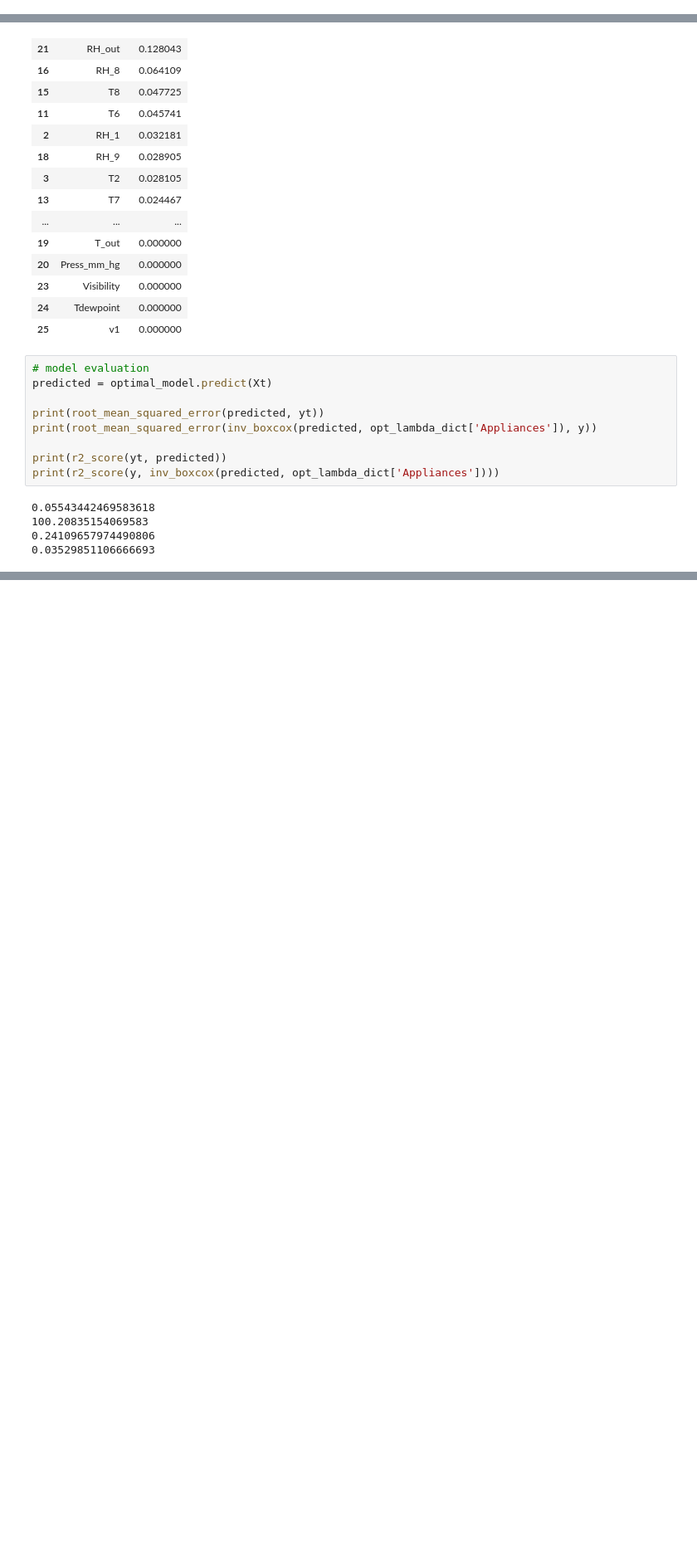
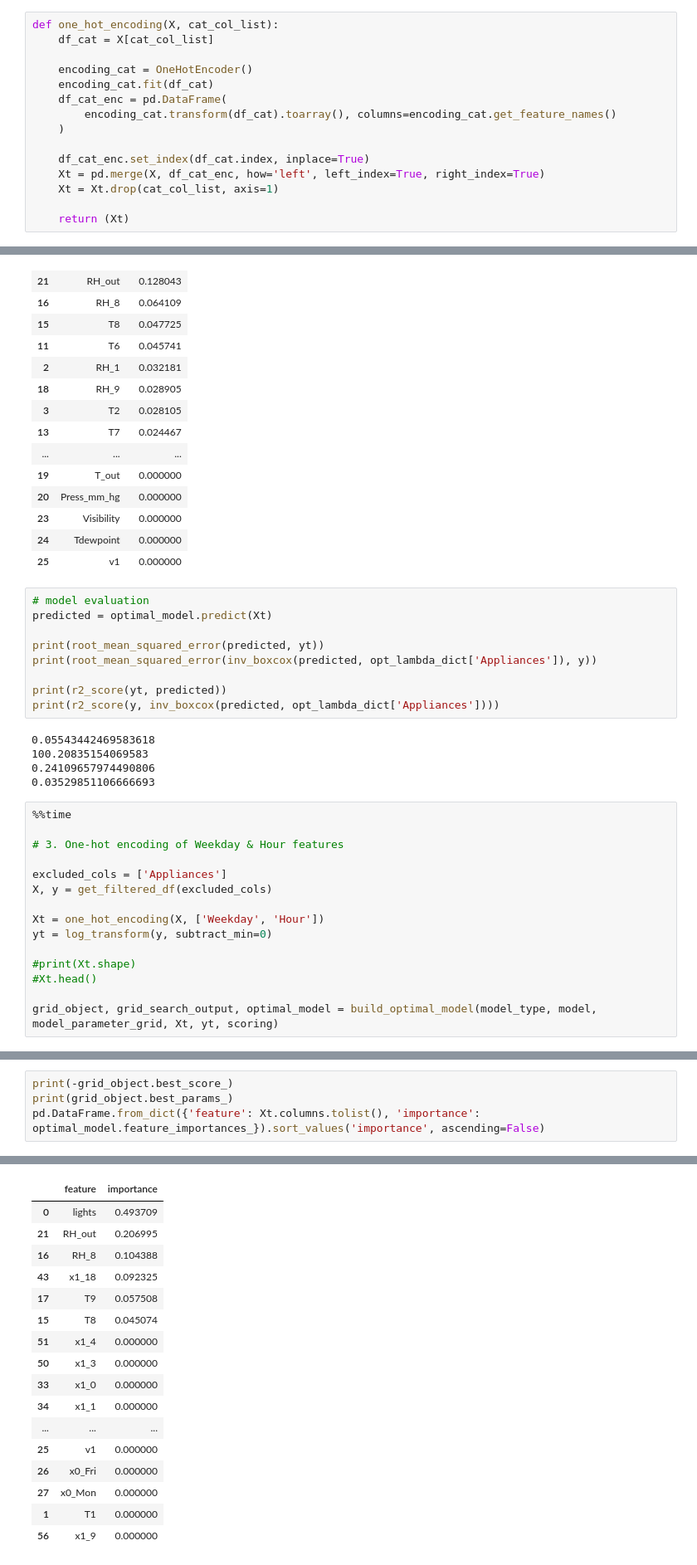
Before and after one commit to kparthan/electricity-usage-analysis, a Jupyter notebook: Decision Tree Modelling.ipynb, the cells around one changed output, grey strips where cells are left out. Shown: that part at 83% size. Cells and saved outputs as stored; diff of their text form; blank space fills up the shorter version.

```diff
--- a/Decision Tree Modelling.ipynb
+++ b/Decision Tree Modelling.ipynb
@@ -126,6 +127,21 @@ def boxcox_transform_features(X, features):
         opt_lambda_dict[col] = opt_lambda
 
     return (Xt, opt_lambda_dict)
+# %%
+def one_hot_encoding(X, cat_col_list):
+    df_cat = X[cat_col_list]
+
+    encoding_cat = OneHotEncoder()
+    encoding_cat.fit(df_cat)
+    df_cat_enc = pd.DataFrame(
+        encoding_cat.transform(df_cat).toarray(), columns=encoding_cat.get_feature_names()
+    )
+
+    df_cat_enc.set_index(df_cat.index, inplace=True)
+    Xt = pd.merge(X, df_cat_enc, how='left', left_index=True, right_index=True)
+    Xt = Xt.drop(cat_col_list, axis=1)
+
+    return (Xt)
 # %%
 #scoring = make_scorer(r2_score)
 scoring = make_scorer(root_mean_squared_error, greater_is_better=False)
@@ -266,3 +283,18 @@ print(r2_score(y, inv_boxcox(predicted, opt_lambda_dict['Appliances'])))
 100.20835154069583
 0.24109657974490806
 0.03529851106666693
+# %%
+%%time
+
+# 3. One-hot encoding of Weekday & Hour features
+
+excluded_cols = ['Appliances']
+X, y = get_filtered_df(excluded_cols)
+
+Xt = one_hot_encoding(X, ['Weekday', 'Hour'])
+yt = log_transform(y, subtract_min=0)
+
+#print(Xt.shape)
+#Xt.head()
+
+grid_object, grid_search_output, optimal_model = build_optimal_model(model_type, model, model_parameter_grid, Xt, yt, scoring)
@@ -268,0 +305,5 @@ print(r2_score(y, inv_boxcox(predicted, opt_lambda_dict['Appliances'])))
+# %%
+print(-grid_object.best_score_)
+print(grid_object.best_params_)
+pd.DataFrame.from_dict({'feature': Xt.columns.tolist(), 'importance': optimal_model.feature_importances_}).sort_values('importance', ascending=False)
+# %% [output]
@@ -268,0 +312,17 @@ print(r2_score(y, inv_boxcox(predicted, opt_lambda_dict['Appliances'])))
+|  | feature | importance |
+| 0 | lights | 0.493709 |
+| 21 | RH_out | 0.206995 |
+| 16 | RH_8 | 0.104388 |
+| 43 | x1_18 | 0.092325 |
+| 17 | T9 | 0.057508 |
+| 15 | T8 | 0.045074 |
+| 51 | x1_4 | 0.000000 |
+| 50 | x1_3 | 0.000000 |
+| 33 | x1_0 | 0.000000 |
+| 34 | x1_1 | 0.000000 |
+| ... | ... | ... |
+| 25 | v1 | 0.000000 |
+| 26 | x0_Fri | 0.000000 |
+| 27 | x0_Mon | 0.000000 |
+| 1 | T1 | 0.000000 |
+| 56 | x1_9 | 0.000000 |
```
Also changed, not shown: parts of 10 cells of this notebook.
